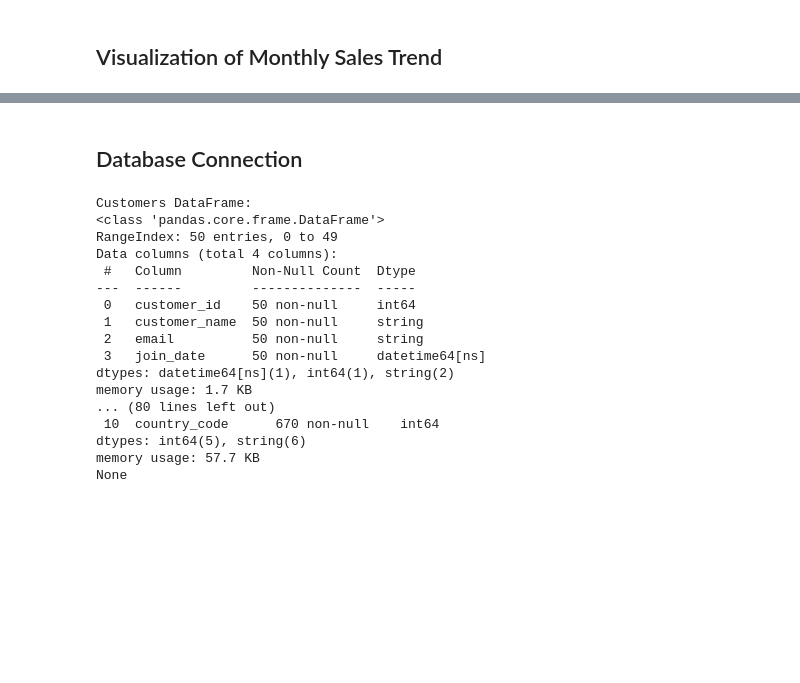
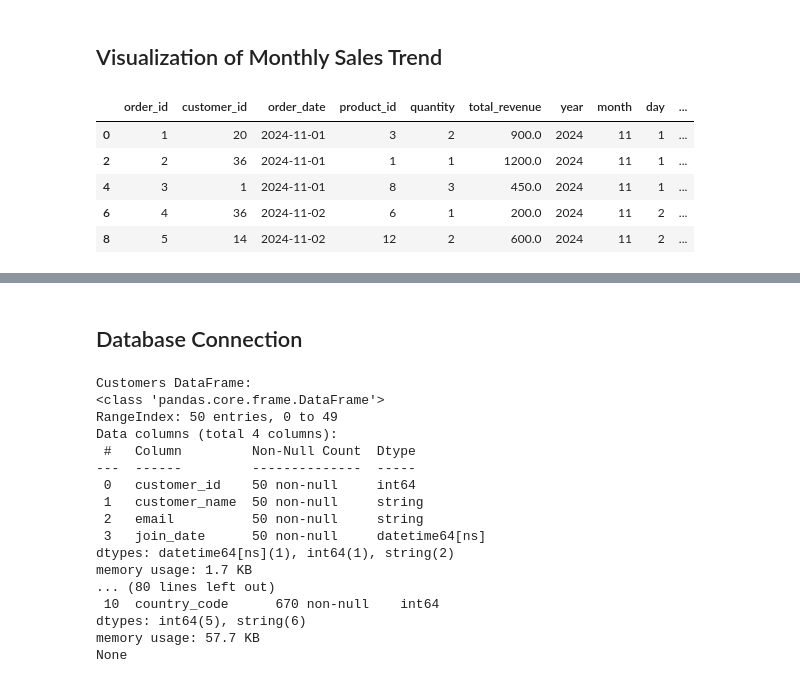
Before and after one commit to Prince-K-cmd/week2-lab, a Jupyter notebook: Lab_Exercises/lab_exercise_1.ipynb, the cells around one changed output, grey strips where cells are left out. Saved outputs shown, nothing was run; the diff lists cells and outputs as text; code cells hidden in the pictures; blank space fills up the shorter version.

```diff
--- a/Lab_Exercises/lab_exercise_1.ipynb
+++ b/Lab_Exercises/lab_exercise_1.ipynb
@@ -376,2 +349,14 @@ None
 # %% [markdown]
 ## Visualization of Monthly Sales Trend
+# %%
+# Remove duplicate order_ids
+
+merged_order_product.drop_duplicates(subset='order_id', keep='first', inplace=True)
+merged_order_product.head()
+# %% [output]
+|  | order_id | customer_id | order_date | product_id | quantity | total_revenue | year | month | day | ... |
+| 0 | 1 | 20 | 2024-11-01 | 3 | 2 | 900.0 | 2024 | 11 | 1 | ... |
+| 2 | 2 | 36 | 2024-11-01 | 1 | 1 | 1200.0 | 2024 | 11 | 1 | ... |
+| 4 | 3 | 1 | 2024-11-01 | 8 | 3 | 450.0 | 2024 | 11 | 1 | ... |
+| 6 | 4 | 36 | 2024-11-02 | 6 | 1 | 200.0 | 2024 | 11 | 2 | ... |
+| 8 | 5 | 14 | 2024-11-02 | 12 | 2 | 600.0 | 2024 | 11 | 2 | ... |
```
Also changed, not shown: parts of 4 cells of this notebook.
